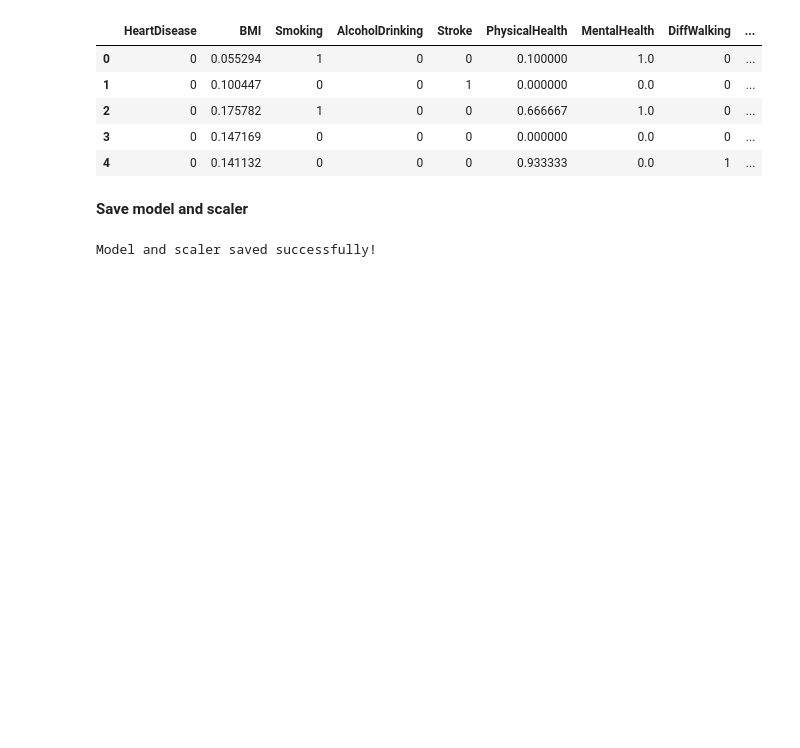
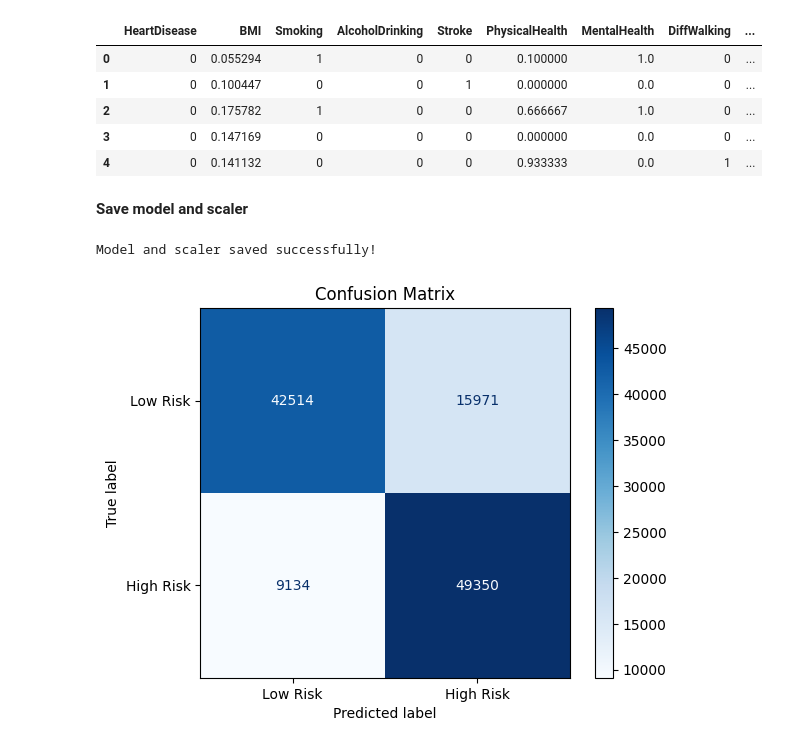
Before and after one commit to AelCee8103/heart-disease-predictor, a Jupyter notebook: Model_Creation notebook.ipynb, the cells around one changed output. Drawn from its saved outputs; the diff is of its cells as text; code cells hidden in the pictures; blank space fills up the shorter version.

Commit message:
model improvements and reduced complexity

```diff
--- a/Model_Creation notebook.ipynb
+++ b/Model_Creation notebook.ipynb
@@ -1034,3 +1034,20 @@ joblib.dump(model, 'heart_disease_model.pkl', compress=3)
 print("Model and scaler saved successfully!")
 # %% [output]
 Model and scaler saved successfully!
+# %%
+#import
+import matplotlib.pyplot as plt
+import joblib
+
+
+# confusion_matrix
+from sklearn.metrics import confusion_matrix, ConfusionMatrixDisplay
+# Display confusion matrix
+cm = confusion_matrix(y_test, model.predict(X_test))
+disp = ConfusionMatrixDisplay(confusion_matrix=cm,
+                              display_labels=['Low Risk', 'High Risk'])
+disp.plot(cmap='Blues')
+plt.title('Confusion Matrix')
+plt.show()
+# %% [output]
+[figure, added]
```
Also changed, not shown: 1 other file.
